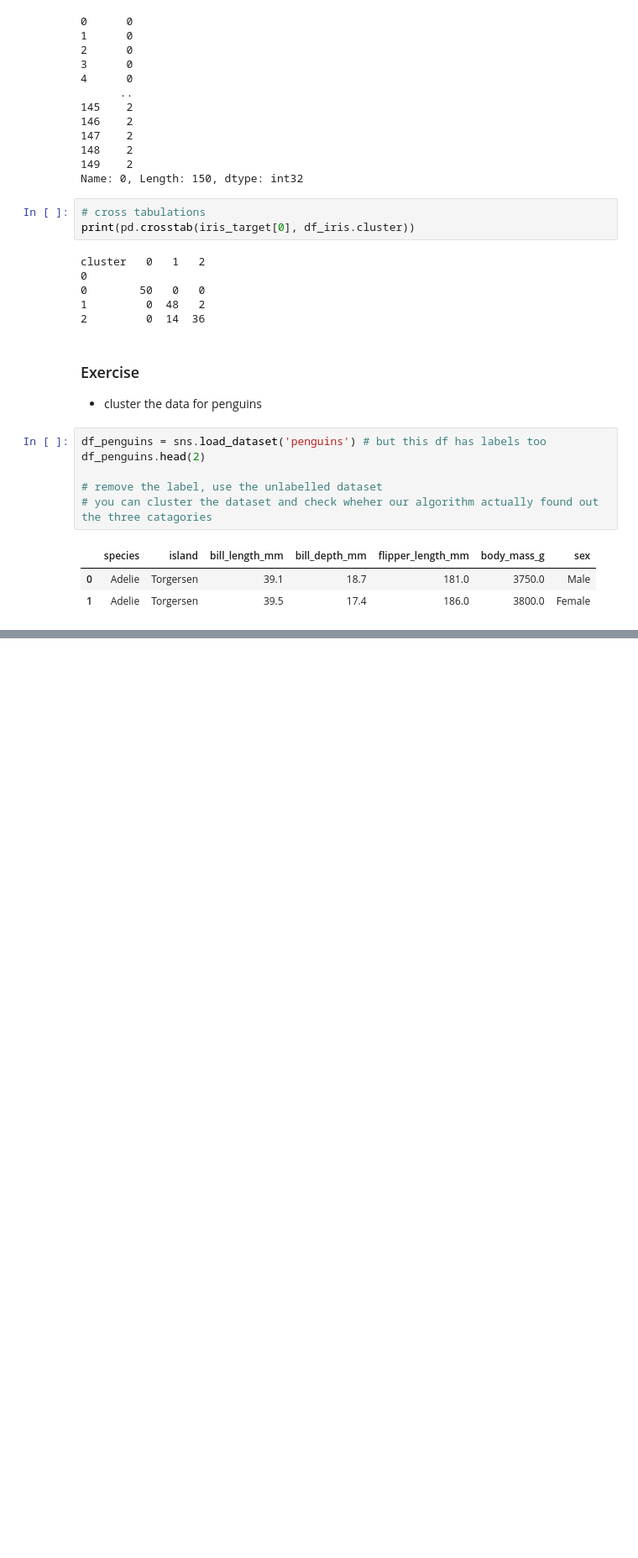
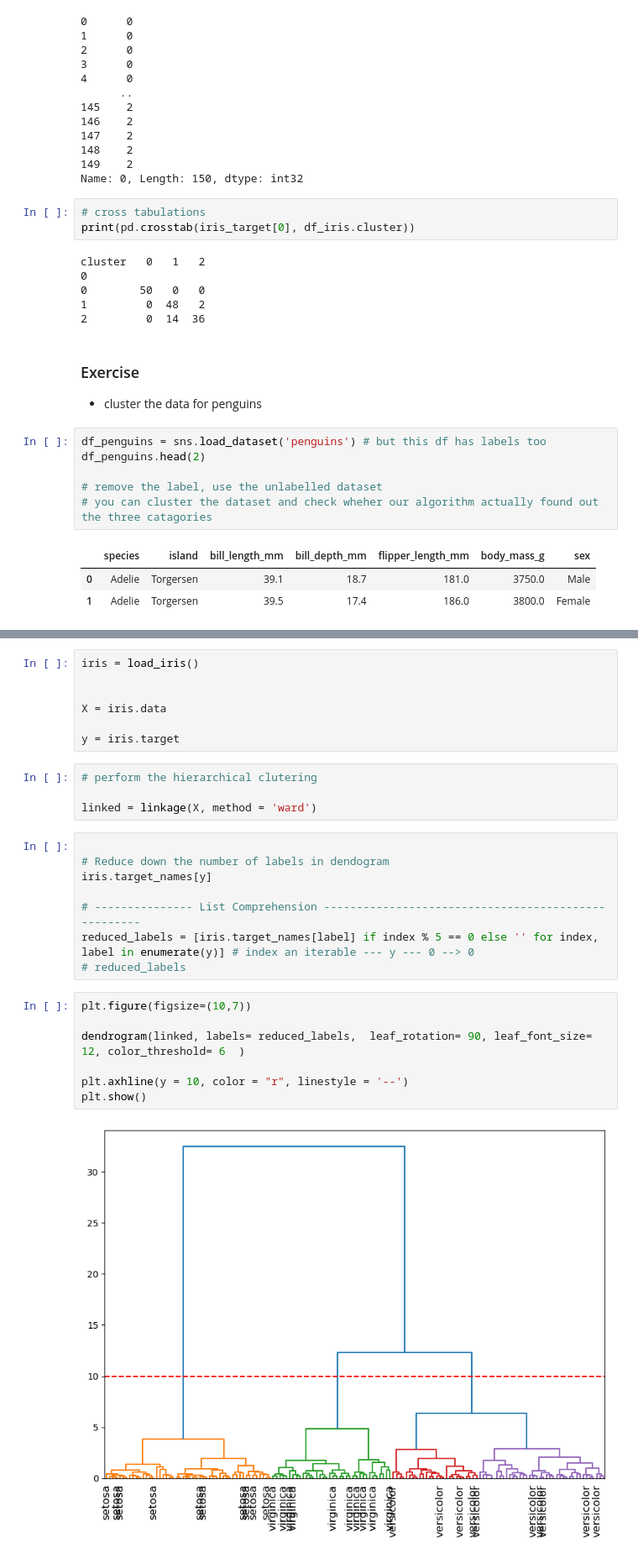
Before and after one commit to melayusejati02/AI-and-ML-for-Beginners-Repo, a Jupyter notebook: Day 31 - Unsupervised Learning/in class 1 unsupervised Learning .ipynb, the cells around one changed output, grey strips where cells are left out. Shown at 84% size. Cells and saved outputs as stored; diff of their text form; blank space fills up the shorter version.

```diff
--- a/Day 31 - Unsupervised Learning/in class 1 unsupervised Learning .ipynb
+++ b/Day 31 - Unsupervised Learning/in class 1 unsupervised Learning .ipynb
@@ -146,0 +170,28 @@ df_penguins.head(2)
+# %%
+iris = load_iris()
+
+
+X = iris.data
+
+y = iris.target
+# %%
+# perform the hierarchical clutering
+
+linked = linkage(X, method = 'ward')
+# %%
+
+# Reduce down the number of labels in dendogram
+iris.target_names[y]
+
+# --------------- List Comprehension ----------------------------------------------------
+reduced_labels = [iris.target_names[label] if index % 5 == 0 else '' for index, label in enumerate(y)] # index an iterable --- y --- 0 --> 0
+# reduced_labels
+# %%
+plt.figure(figsize=(10,7))
+
+dendrogram(linked, labels= reduced_labels,  leaf_rotation= 90, leaf_font_size= 12, color_threshold= 6  )
+
+plt.axhline(y = 10, color = "r", linestyle = '--')
+plt.show()
+# %% [output]
+[figure, added]
```
Also changed, not shown: parts of 7 cells of this notebook, 1 other file.
